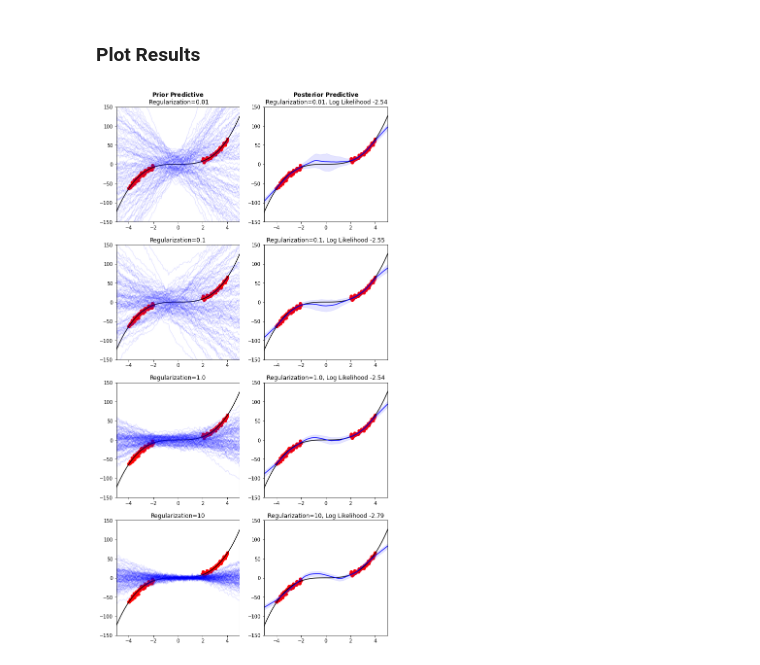
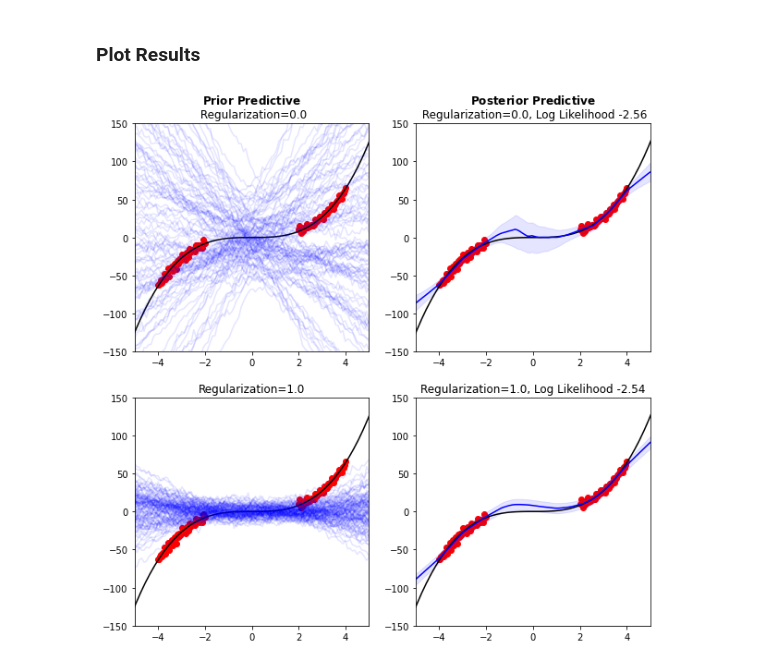
Before and after one commit to msbutler/luna_207, a Jupyter notebook: PriorPredictives_Demo.ipynb, the cells around one changed output. Drawn from its saved outputs; the diff is of its cells as text; code cells hidden in the pictures.

Commit message:
updated final prior and posterio predictives figure for NLM

```diff
--- a/PriorPredictives_Demo.ipynb
+++ b/PriorPredictives_Demo.ipynb
@@ -36,7 +36,7 @@ x_valid, y_valid, x_test_not_used = utils.generate_data(valid_seed)
 # %%
 opt_params["max_iteration"] = real_max_iteration
 # train NLMs
-reg_params = [0.01, 0.1, 1.0,10]
+reg_params = [0.0, 1.0]
 nlms = []
 log_ls = []
 
@@ -100,32 +94,32 @@ y_true = f(x_true)
 # %%
 # plot
 
 num_figures = len(nlms)
 
-fig,ax = plt.subplots(num_figures, 2, figsize=(10,20))
+fig,ax = plt.subplots(num_figures, 2, figsize=(10,10))
 
 for i,model in enumerate(nlms):
     ax[i][0].scatter(x_train, y_train, color='red')
     ax[i][1].scatter(x_train, y_train, color='red')
     ax[i][0].plot(x_true, y_true, color='black')
     ax[i][1].plot(x_true, y_true, color='black')
     ax[i][1].plot(x_test.flatten(), post_pred_mean[i], color='blue')
     ax[i][1].fill_between(x_test.flatten(), post_pred_upper[i], post_pred_lower[i], color='blue', alpha=0.1, label='95% Pred. Interval')
 
     for j in range(prior_predictive_samples[i].shape[1]):
 
         ax[i][0].plot(x_test.flatten(), prior_predictive_samples[i][j,:], alpha = 0.1, color='blue')
 
     ax[i][0].axis([-5, 5, -150, 150])
     ax[i][1].axis([-5, 5, -150, 150])
     if i == 0:
         ax[i][0].set_title(r'$\bf{Prior\ Predictive}$' + f'\n Regularization={reg_params[i]}')
         ax[i][1].set_title(r'$\bf{Posterior\ Predictive}$' + f'\n Regularization={reg_params[i]}, Log Likelihood {round(log_ls[i],2)}')
     else:
         ax[i][0].set_title(f'Regularization={reg_params[i]}')
         ax[i][1].set_title(f'Regularization={reg_params[i]}, Log Likelihood {round(log_ls[i],2)}')
 
 plt.show()
 fig.savefig("fig_final/NLM_Predictives.png")
 # %% [output]
-[figure, old version]
+[figure, new version]
```
Also changed, not shown: parts of 1 cell of this notebook, 1 other file.
